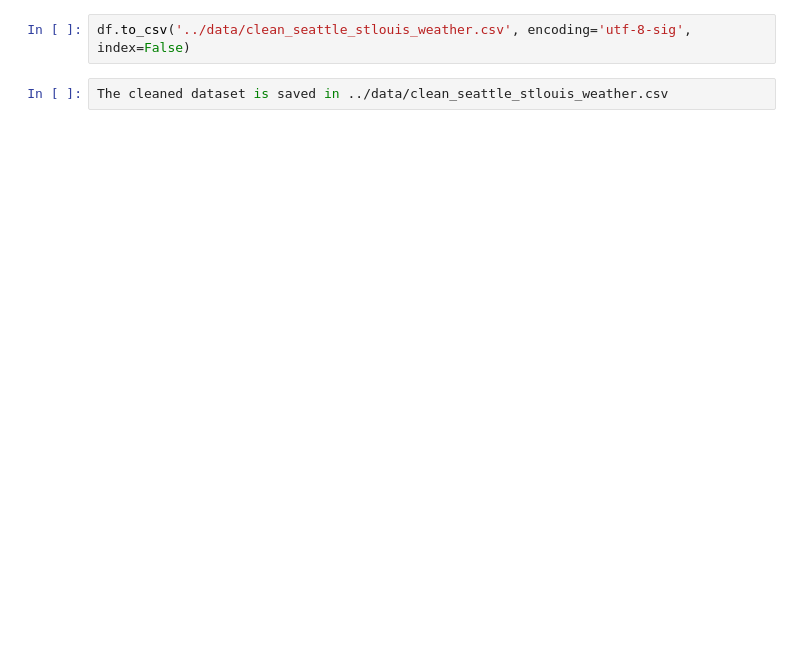
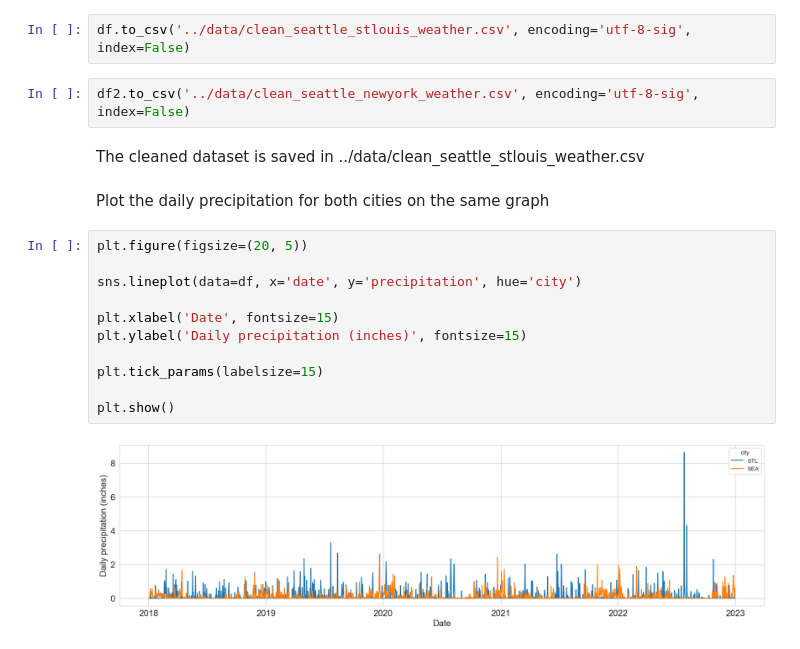
Before and after one commit to TheCong07/data-5100-foundations-of-data-science, a Jupyter notebook: weather/code/Weather_Data_Preparation.ipynb, the cells around one changed output. Cells and saved outputs as stored; diff of their text form; blank space fills up the shorter version.

Commit message:
added code for exploratory data analysis

```diff
--- a/weather/code/Weather_Data_Preparation.ipynb
+++ b/weather/code/Weather_Data_Preparation.ipynb
@@ -714,4 +765,21 @@ After ensure the dataset now contain no missing value and ready for analysis, we
 # %%
 df.to_csv('../data/clean_seattle_stlouis_weather.csv', encoding='utf-8-sig', index=False)
-# %%
-The cleaned dataset is saved in ../data/clean_seattle_stlouis_weather.csv
+# %%
+df2.to_csv('../data/clean_seattle_newyork_weather.csv', encoding='utf-8-sig', index=False)
+# %% [markdown]
+The cleaned dataset is saved in ../data/clean_seattle_stlouis_weather.csv
+# %% [markdown]
+Plot the daily precipitation for both cities on the same graph
+# %%
+plt.figure(figsize=(20, 5))
+
+sns.lineplot(data=df, x='date', y='precipitation', hue='city')
+
+plt.xlabel('Date', fontsize=15)
+plt.ylabel('Daily precipitation (inches)', fontsize=15)
+
+plt.tick_params(labelsize=15)
+
+plt.show()
+# %% [output]
+[figure, added]
```
Also changed, not shown: parts of 57 cells of this notebook, 1 other file.
